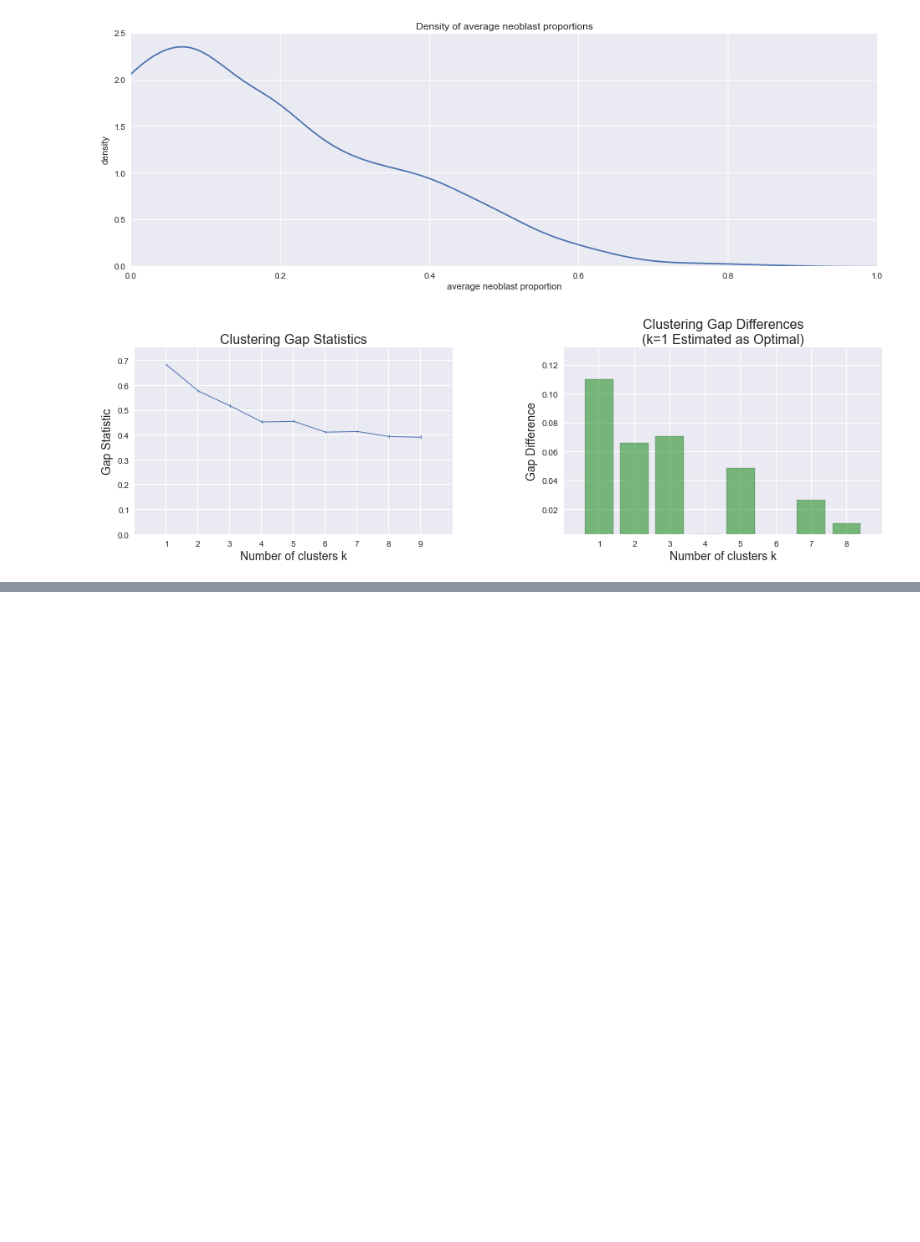
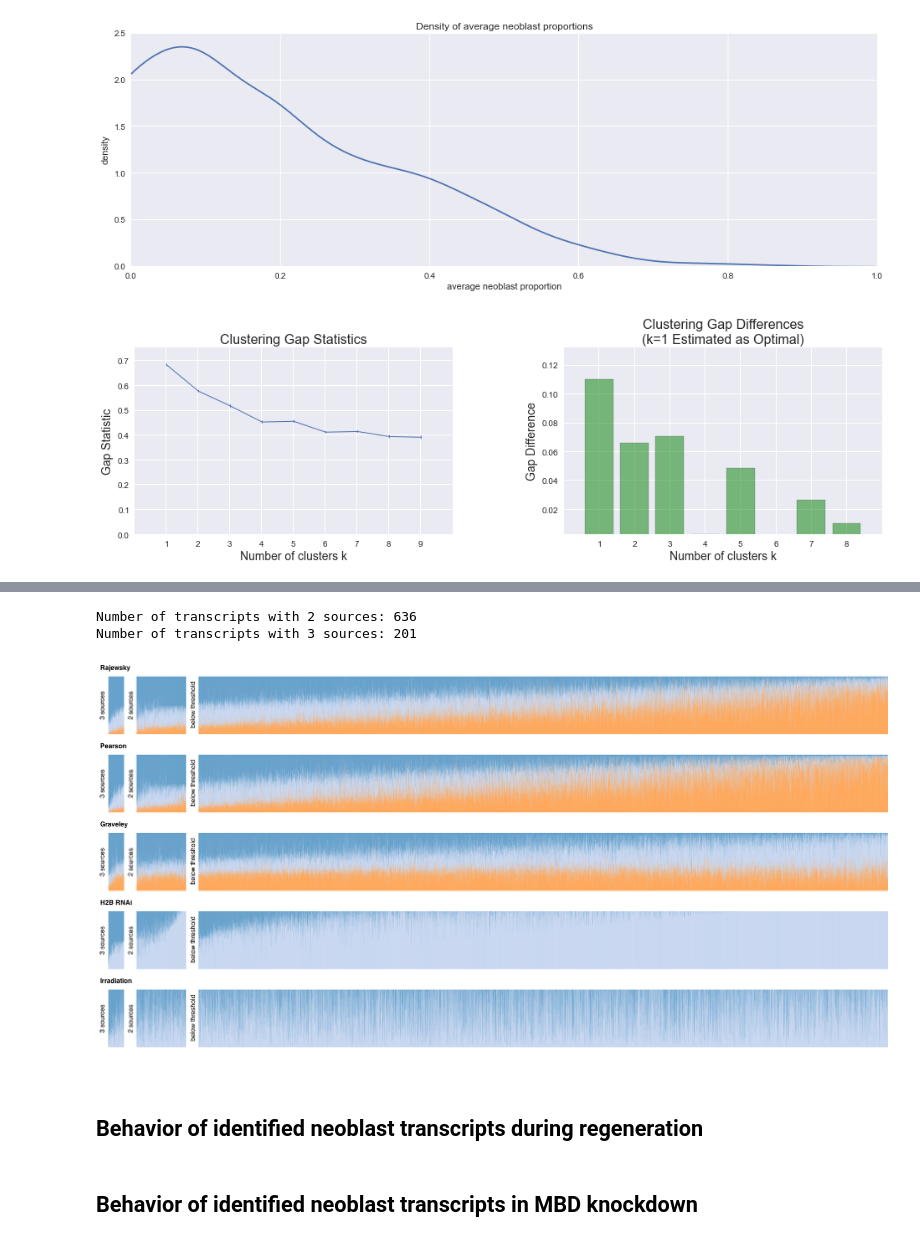
Before and after one commit to damiankao/smed-neoblast-analysis, a Jupyter notebook: Neoblast.ipynb, the cells around one changed output, grey strips where cells are left out. Saved outputs shown, nothing was run; the diff lists cells and outputs as text; code cells hidden in the pictures; blank space fills up the shorter version.

```diff
--- a/Neoblast.ipynb
+++ b/Neoblast.ipynb
@@ -652,0 +673,65 @@ Number of intersecting transcripts: 201
+# %%
+neoUnion = list(set(rj_neoFilter) | set(ps_neoFilter) | set(h2b_neoFilter))
+
+min2Source = []
+min3Source = []
+for i in neoUnion:
+    count = 0
+    if i in rj_neoFilter:
+        count += 1
+    if i in ps_neoFilter:
+        count += 1
+    if i in h2b_neoFilter:
+        count += 1
+
+    if count == 2:
+        min2Source.append(i)
+
+    if count == 3:
+        min3Source.append(i)
+
+print 'Number of transcripts with 2 sources:',len(min2Source)
+print 'Number of transcripts with 3 sources:' ,len(min3Source)
+
+dataFilter = []
+data2Source = []
+data3Source = []
+for i in range(len(DS_rj_neoProp)):
+    avgProp = np.mean([DS_rj_neoProp[i][1], DS_ps_neoProp[i][1], DS_abH2b_neoProp[i][1]])
+    if i in min2Source:
+        data2Source.append((i,avgProp))
+    elif i in min3Source:
+        data3Source.append((i,avgProp))
+    else:
+        dataFilter.append((i,avgProp))
+
+data2Source.sort(key = lambda x : x[1], reverse = True)
+data3Source.sort(key = lambda x : x[1], reverse = True)
+dataFilter.sort(key = lambda x : x[1], reverse = True)
+
+data2Order = [x[0] for x in data2Source]
+data3Order = [x[0] for x in data3Source]
+dataFilterOrder = [x[0] for x in dataFilter]
+
+d3Struct = []
+d3Struct.append(['Rajewsky', [[0, structurify(data3Order, DS_rj_neoProp, DS_rj_progProp, DS_rj_diffProp)], [len(data3Order), structurify(data2Order, DS_rj_neoProp, DS_rj_progProp, DS_rj_diffProp)], [len(data2Order) + len(data3Order), structurify(dataFilterOrder, DS_rj_neoProp, DS_rj_progProp, DS_rj_diffProp)]]])
+d3Struct.append(['Pearson', [[0, structurify(data3Order, DS_ps_neoProp, DS_ps_progProp, DS_ps_diffProp)], [len(data3Order), structurify(data2Order, DS_ps_neoProp, DS_ps_progProp, DS_ps_diffProp)], [len(data2Order) + len(data3Order), structurify(dataFilterOrder, DS_ps_neoProp, DS_ps_progProp, DS_ps_diffProp)]]])
+d3Struct.append(['Graveley', [[0, structurify(data3Order, DS_gv_neoProp, DS_gv_progProp, DS_gv_diffProp)], [len(data3Order), structurify(data2Order, DS_gv_neoProp, DS_gv_progProp, DS_gv_diffProp)], [len(data2Order) + len(data3Order), structurify(dataFilterOrder, DS_gv_neoProp, DS_gv_progProp, DS_gv_diffProp)]]])
+d3Struct.append(['H2B RNAi', [[0, structurifyAB(data3Order, DS_abH2b_neoProp)], [len(data3Order), structurifyAB(data2Order, DS_abH2b_neoProp)], [len(data2Order) + len(data3Order), structurifyAB(dataFilterOrder, DS_abH2b_neoProp)]]])
+d3Struct.append(['Irradiation', [[0, structurifyAB(data3Order, DS_abIrra_neoProp)], [len(data3Order), structurifyAB(data2Order, DS_abIrra_neoProp)], [len(data2Order) + len(data3Order), structurifyAB(dataFilterOrder, DS_abIrra_neoProp)]]])
+d3Out = open('data2.js','w')
+d3Out.write('var data = ' + str(d3Struct) + ';')
+d3Out.write('var numTranscripts = ' + str(len(DS_rj_neoProp)) + ';')
+d3Out.close()
+
+#don't re-reaster every run
+#os.system("phantomjs raster.js index2.html neoProp2.png '1920px*1000px'")
+Image(filename='neoProp2.png')
+# %% [output]
+Number of transcripts with 2 sources: 636
+Number of transcripts with 3 sources: 201
+[figure, added]
+# %% [markdown]
+## Behavior of identified neoblast transcripts during regeneration
+# %% [markdown]
+## Behavior of identified neoblast transcripts in MBD knockdown
```
Also changed, not shown: parts of 8 cells of this notebook, 4 other files.
